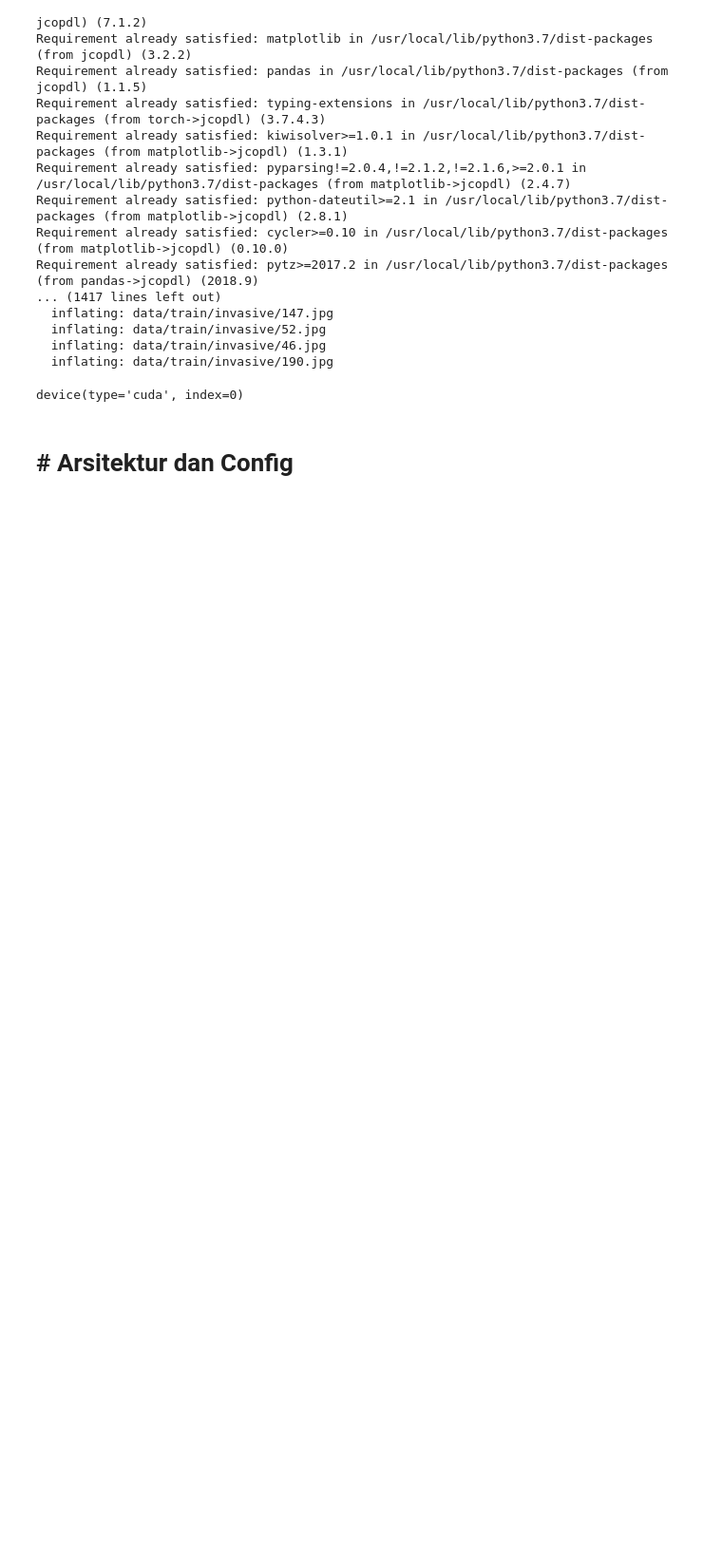
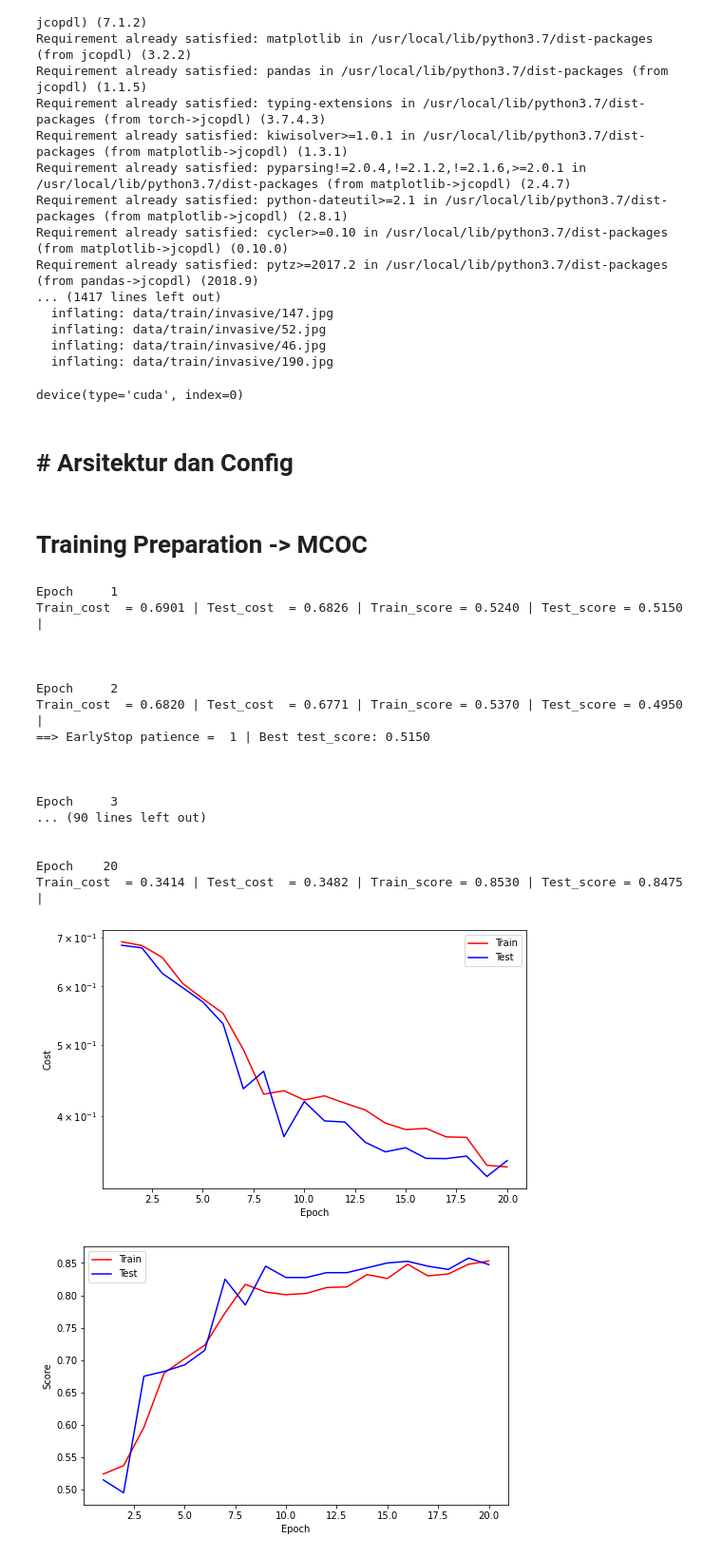
Before and after one commit to ilham-mukti/Mencoba-Neural-Network, a Jupyter notebook: Template_CNN.ipynb, the cells around one changed output. Shown at 95% size. Saved outputs shown, nothing was run; the diff lists cells and outputs as text; code cells hidden in the pictures; blank space fills up the shorter version.

```diff
--- a/Template_CNN.ipynb
+++ b/Template_CNN.ipynb
@@ -85,0 +94,2 @@ class CNN(nn.Module):
+# %% [markdown]
+# **Training Preparation -> MCOC**
@@ -85,0 +101,64 @@ class CNN(nn.Module):
+# %%
+def loop_fn(mode, dataset, dataloader, model, criterion, optimizer, device):
+  if mode == 'train':
+    model.train()
+  elif mode == 'test':
+    model.eval()
+
+  cost = correct = 0
+  for feature, target in tqdm(dataloader, desc=mode.title()):
+    feature, target = feature.to(device), target.to(device)
+    output = model(feature)
+    loss = criterion(output, target)
+
+    if mode == 'train':
+      loss.backward()
+      optimizer.step()
+      optimizer.zero_grad()
+
+    cost += loss.item() * feature.shape[0]
+    correct += (output.argmax(1) == target).sum().item()
+  cost = cost/len(dataset)
+  acc = correct/len(dataset)
+  return cost, acc
+# %%
+while True:
+  train_cost, train_score = loop_fn('train', train_set, trainloader, model, criterion, optimizer, device)
+  with torch.no_grad():
+    test_cost, test_score = loop_fn('test', test_set, testloader, model, criterion, optimizer, device)
+
+  # Logging
+  callback.log(train_cost, test_cost, train_score, test_score)
+
+  # Checkpoint
+  callback.save_checkpoint()
+
+  # Runtime Plotting
+  callback.cost_runtime_plotting()
+  callback.score_runtime_plotting()
+
+  # Early Stopping
+  if callback.early_stopping(model, monitor='test_score'):
+    callback.plot_cost()
+    callback.plot_score()
+    break
+# %% [output]
+Epoch     1
+Train_cost  = 0.6901 | Test_cost  = 0.6826 | Train_score = 0.5240 | Test_score = 0.5150 |
+
+
+
+Epoch     2
+Train_cost  = 0.6820 | Test_cost  = 0.6771 | Train_score = 0.5370 | Test_score = 0.4950 |
+==> EarlyStop patience =  1 | Best test_score: 0.5150
+
+
+
+Epoch     3
+... (90 lines left out)
+
+
+Epoch    20
+Train_cost  = 0.3414 | Test_cost  = 0.3482 | Train_score = 0.8530 | Test_score = 0.8475 |
+[figure, added]
+[figure, added]
```
Also changed, not shown: parts of 9 cells of this notebook.
